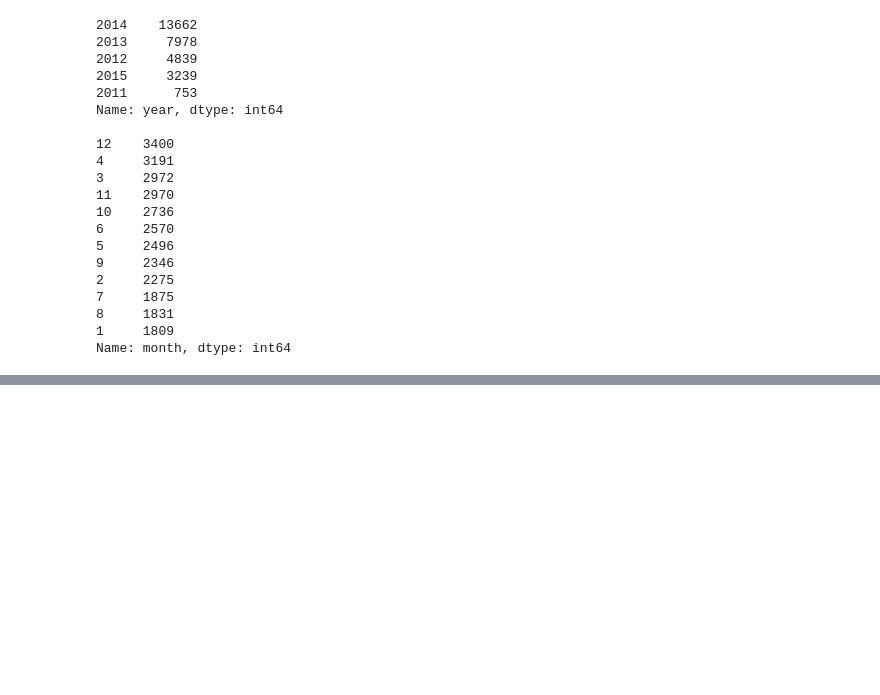
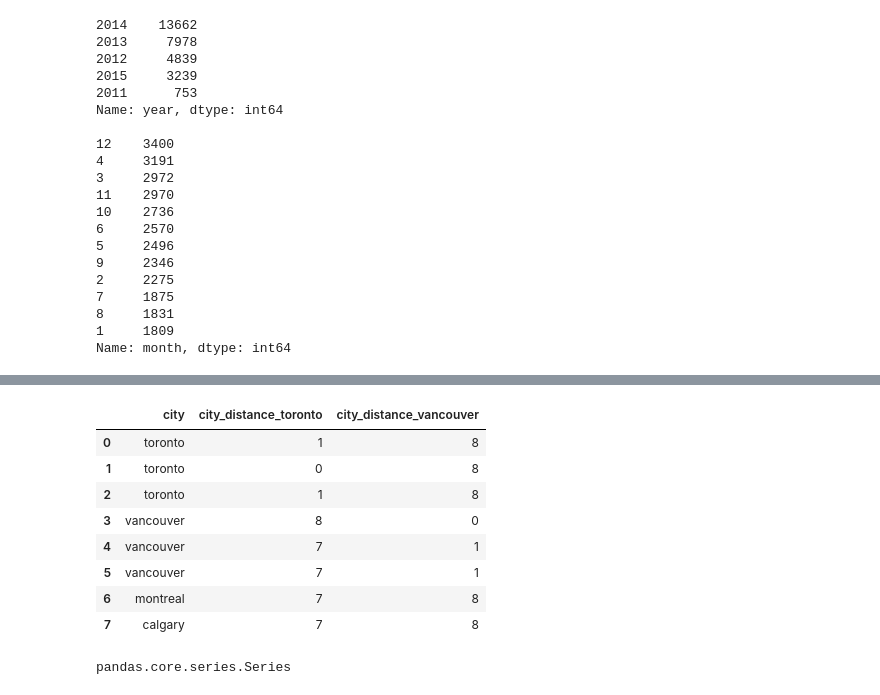
Before and after one commit to ppages01/datacleaning101, a Jupyter notebook: cleaning.ipynb, the cells around one changed output, grey strips where cells are left out. Drawn from its saved outputs; the diff is of its cells as text; code cells hidden in the pictures; blank space fills up the shorter version.

```diff
--- a/cleaning.ipynb
+++ b/cleaning.ipynb
@@ -594,0 +620,25 @@ Name: month, dtype: int64
+# %%
+# ufo.loc[row,columns]
+
+msk = df_city_ex['city_distance_toronto'] <= 2
+df_city_ex.loc[msk, 'city'] = 'toronto'
+
+msk = df_city_ex['city_distance_vancouver'] <= 2
+df_city_ex.loc[msk, 'city'] = 'vancouver'
+
+df_city_ex
+# %% [output]
+|  | city | city_distance_toronto | city_distance_vancouver |
+| 0 | toronto | 1 | 8 |
+| 1 | toronto | 0 | 8 |
+| 2 | toronto | 1 | 8 |
+| 3 | vancouver | 8 | 0 |
+| 4 | vancouver | 7 | 1 |
+| 5 | vancouver | 7 | 1 |
+| 6 | montreal | 7 | 8 |
+| 7 | calgary | 7 | 8 |
+# %%
+results = df_city_ex['city_distance_toronto'] <=2
+type(results)
+# %% [output]
+pandas.core.series.Series
```
Also changed, not shown: parts of 8 cells of this notebook.
